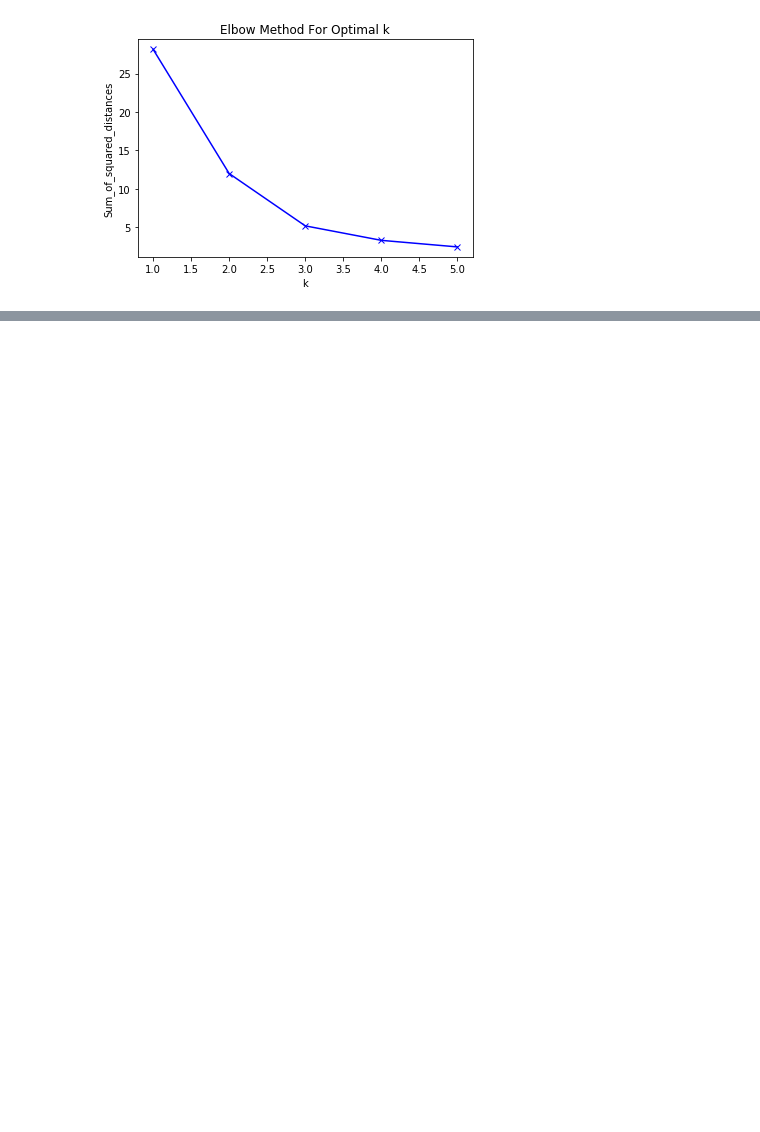
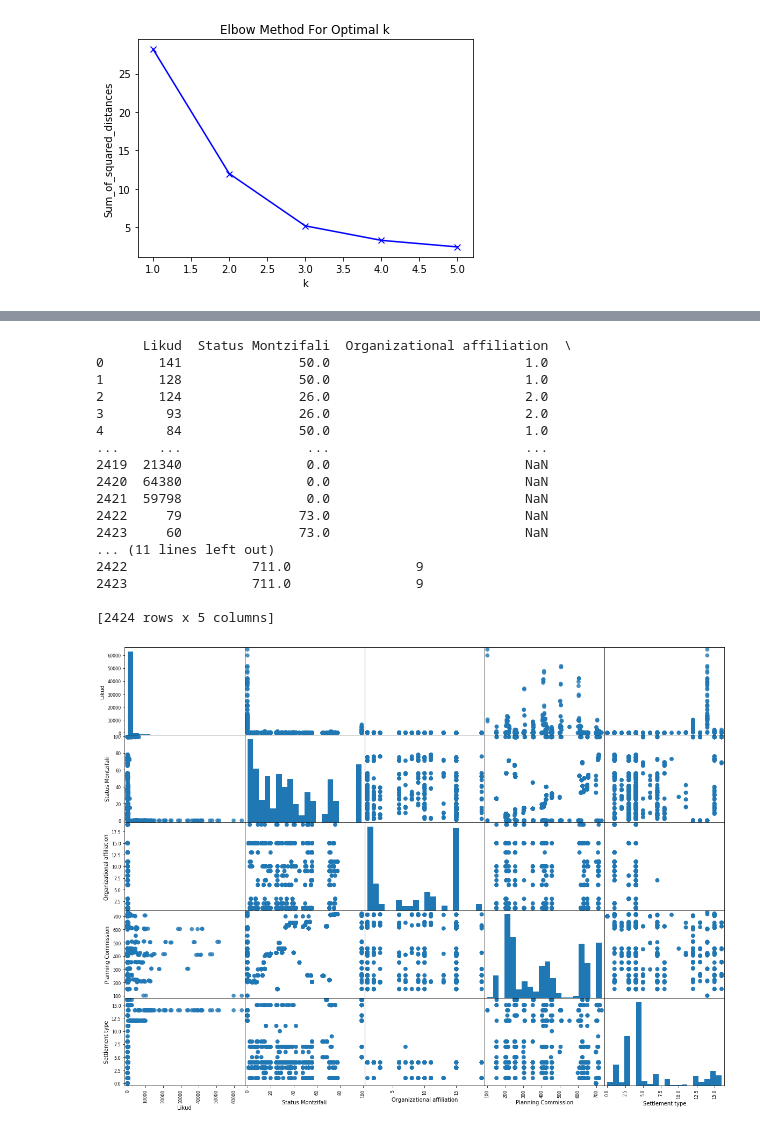
Before and after one commit to gabi939/elections, a Jupyter notebook: elections.ipynb, the cells around one changed output, grey strips where cells are left out. Cells and saved outputs as stored; diff of their text form; code cells hidden in the pictures; blank space fills up the shorter version.

```diff
--- a/elections.ipynb
+++ b/elections.ipynb
@@ -244,0 +308,74 @@ barchar_group(df_base,"Cluster Class","chosen",500)
+# %%
+from sklearn.preprocessing import LabelEncoder
+from sklearn.model_selection import train_test_split
+from sklearn.ensemble import AdaBoostRegressor,RandomForestRegressor
+from sklearn.tree import DecisionTreeRegressor
+from sklearn import  metrics
+
+
+
+le = LabelEncoder()
+
+param_grid = {'n_estimators':[50,100,150,200,250,300], #Number of weak learners to train iteratively.,
+                  'learning_rate':[0.001, 0.01, 0.1, 1], #It contributes to the weights of weak learners. It uses 1 as a default value.,
+                   'loss' : ['linear', 'square', 'exponential']}
+
+bycode = pd.read_excel(BYCODE)
+sett_type = pd.read_excel(INDEX,sheet_name=SETTLEMENT_TYPE)
+natru = pd.read_excel(INDEX,sheet_name=NATURAL)
+
+
+df21 = pd.read_excel(SETTELMENT21)
+df21 = remove_small_parties(df21,135720)
+df21 = unite_parties(df21)
+
+df22 = pd.read_excel(SETTELMENT22)
+df22 = remove_small_parties(df22,135720)
+df22 = unite_parties(df22)
+
+
+df23 = pd.read_excel(SETTELMENT23)
+df23 = remove_small_parties(df23,135720)
+df23 = unite_parties(df23)
+a=["HAIFA","ELAT","AYYELET HASHAHAR","SAKHNIN","QAZRIN"]
+df23 = df23[df23.name.isin(a)]
+locations=df23[['name']].values.tolist()
+
+
+df=pd.concat([df21, df22])
+
+df =  df[["Likud","code"]]
+df = inner_join(df,bycode,"code")
+df = inner_join(df,sett_type,"Settlement type code")
+#df = inner_join(df,natru,"Natural area code")
+
+
+
+df = df.drop(["code","Natural area code","Religion code","name","Settlement type code","District code","Subdistrict code"],axis = 1)
+
+df['Settlement type'] = le.fit_transform(df['Settlement type'])
+print(df)
+
+pd.plotting.scatter_matrix(df,  figsize=(20, 15),
+                           marker='o', hist_kwds={'bins': 20}, s=60,
+                           alpha=.8)
+plt.show()
+# %% [output]
+      Likud  Status Montzifali  Organizational affiliation  \
+0       141               50.0                         1.0
+1       128               50.0                         1.0
+2       124               26.0                         2.0
+3        93               26.0                         2.0
+4        84               50.0                         1.0
+...     ...                ...                         ...
+2419  21340                0.0                         NaN
+2420  64380                0.0                         NaN
+2421  59798                0.0                         NaN
+2422     79               73.0                         NaN
+2423     60               73.0                         NaN
+... (11 lines left out)
+2422                711.0                9
+2423                711.0                9
+
+[2424 rows x 5 columns]
+[figure, added]
```
Also changed, not shown: parts of 13 cells of this notebook, 2 other files.
